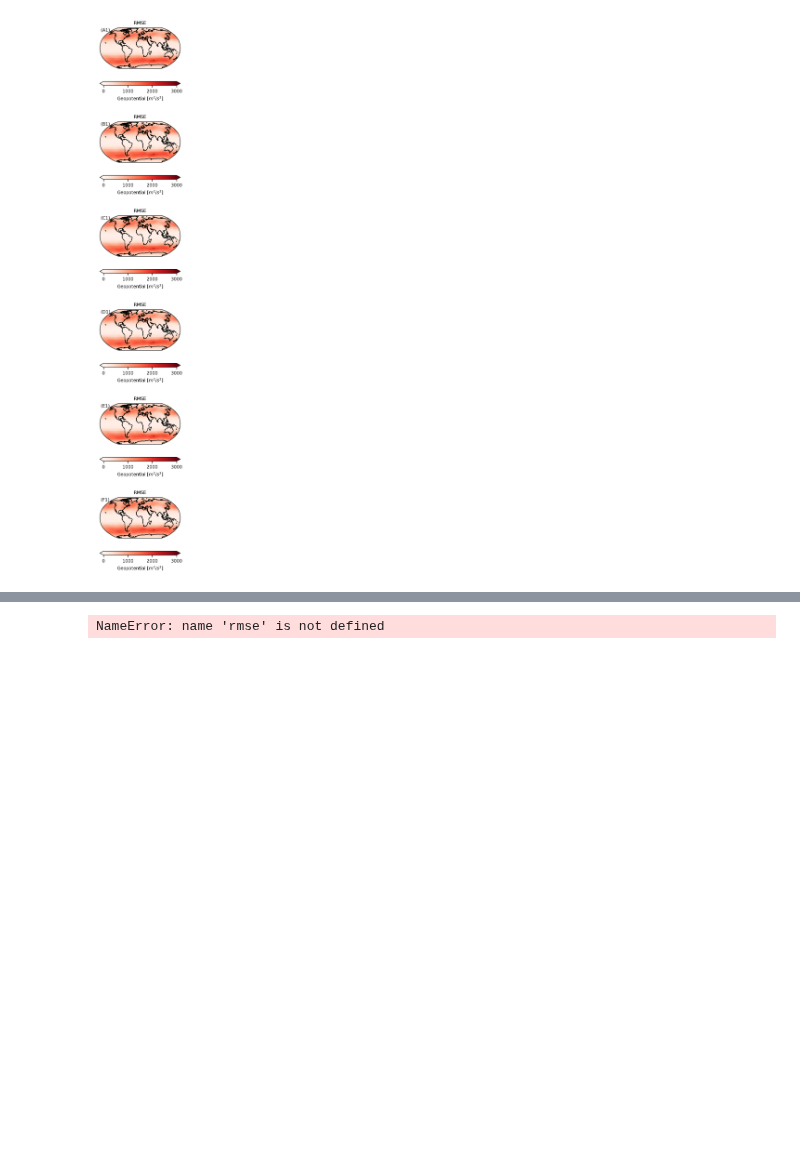
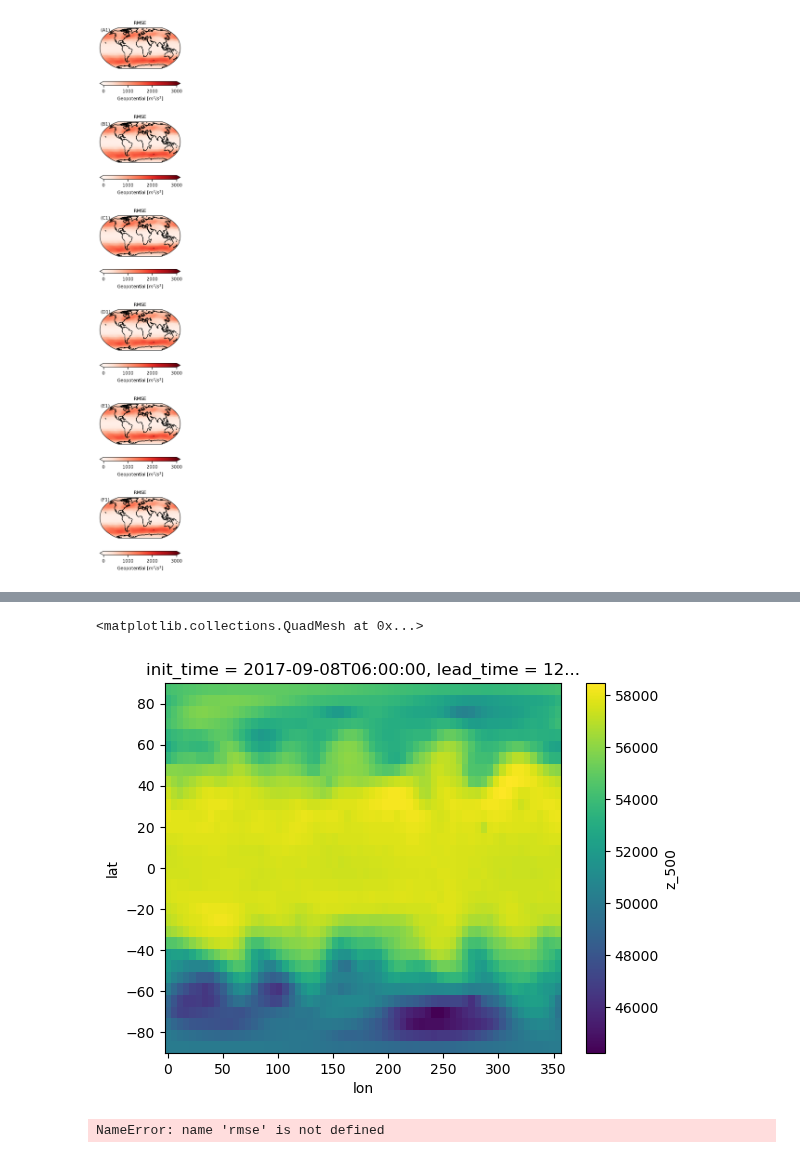
Before and after one commit to ECMWFCode4Earth/diffusion-models-for-weather-prediction, a Jupyter notebook: nb_submit_lr_schedule_selection.ipynb, the cells around one changed output, grey strips where cells are left out. Drawn from its saved outputs; the diff is of its cells as text; code cells hidden in the pictures; blank space fills up the shorter version.

```diff
--- a/nb_submit_lr_schedule_selection.ipynb
+++ b/nb_submit_lr_schedule_selection.ipynb
@@ -44,0 +38,3 @@ Submitted batch job 41809548
+# %%
+for model_id in model_ids:
+    os.system("sbatch submit_script_3_eval.sh -d {} -m {} -e {}".format(ds_id, model_id, 1))
@@ -44,0 +48,8 @@ Submitted batch job 41809548
+# %%
+predictions_experiments = {}
+targets_experiments = {}
+
+
+for model_id in model_ids:
+    predictions_experiments[model_id] = xr.load_dataset(f"/data/compoundx/WeatherDiff/model_output/{ds_id}/{model_id}_gen.nc")
+    targets_experiments[model_id] = xr.load_dataset(f"/data/compoundx/WeatherDiff/model_output/{ds_id}/{model_id}_target.nc")
@@ -230,3 +344,8 @@ Coordinates:
+# %%
+targets_experiments.z_500.isel({"init_time": 1000, "lead_time":0}).plot()
+# %% [output]
+<matplotlib.collections.QuadMesh at 0x...>
+[figure, added]
 # %%
 rmse
 # %% [output]
```
Also changed, not shown: parts of 22 cells of this notebook.
